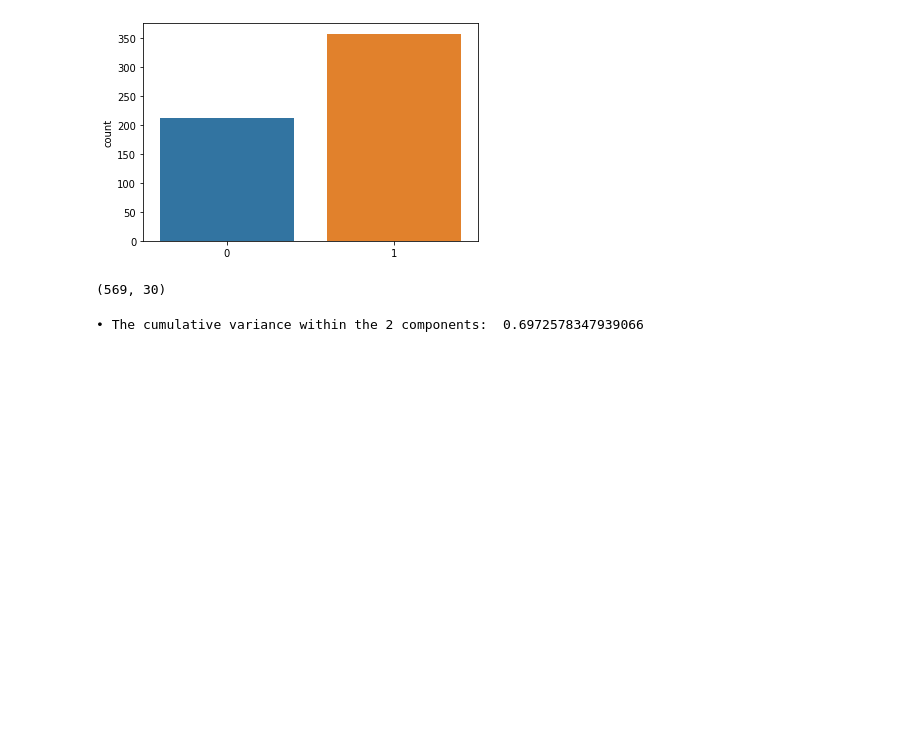
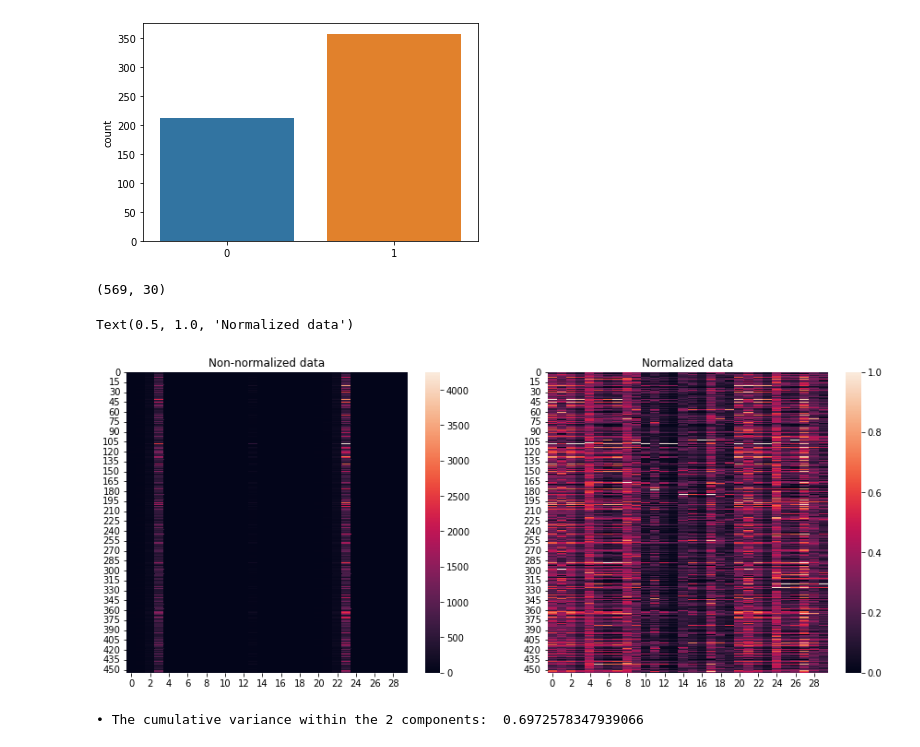
Before and after one commit to mbochor/MasterOSS_OS14, a Jupyter notebook: MasterOSS_OS14_finalassignment2_Milagros_Bochor.ipynb, the cells around one changed output. Drawn from its saved outputs; the diff is of its cells as text; code cells hidden in the pictures; blank space fills up the shorter version.

```diff
--- a/MasterOSS_OS14_finalassignment2_Milagros_Bochor.ipynb
+++ b/MasterOSS_OS14_finalassignment2_Milagros_Bochor.ipynb
@@ -90,6 +90,17 @@ scaler.fit(xtr)
 
 xtr_sc = scaler.transform(xtr)
 xte_sc = scaler.transform(xte)
+# %%
+f, ax = plt.subplots(1,2)
+f.set_size_inches(15,6)
+
+sns.heatmap(xtr,ax=ax[0])
+ax[0].set_title('Non-normalized data')
+sns.heatmap(xtr_sc,ax=ax[1])
+ax[1].set_title('Normalized data')
+# %% [output]
+Text(0.5, 1.0, 'Normalized data')
+[figure, added]
 # %%
 # within train set make dimension reduction with PCA and kPCA from D = x.shape[1] features to P = [2,4,6] latent dimensions.
 pca_2 = PCA(n_components=2)
```
